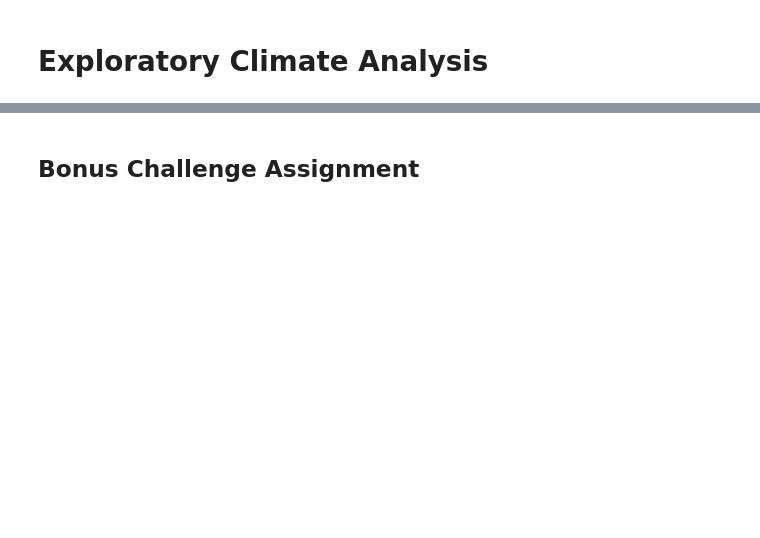
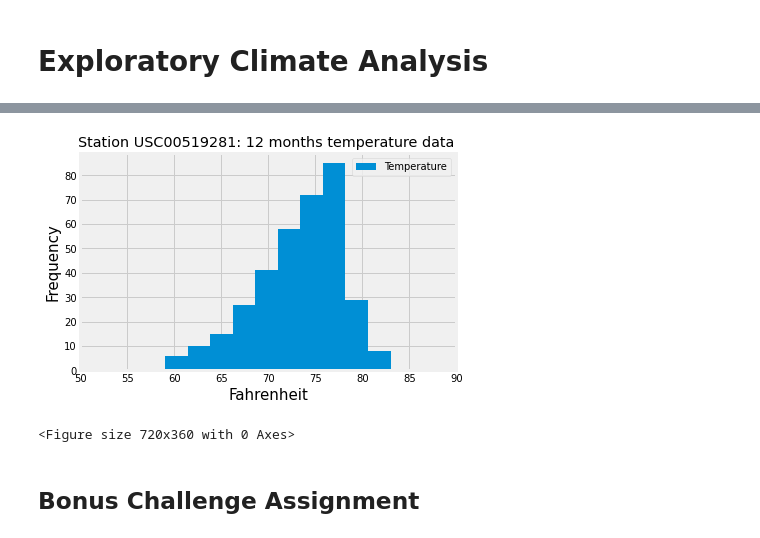
Before and after one commit to lindalevy/sqlalchemeychallenge, a Jupyter notebook: climate_starter.ipynb, the cells around one changed output, grey strips where cells are left out. Cells and saved outputs as stored; diff of their text form; code cells hidden in the pictures; blank space fills up the shorter version.

```diff
--- a/climate_starter.ipynb
+++ b/climate_starter.ipynb
@@ -27,6 +37,9 @@ engine = create_engine("sqlite:///Resources/hawaii.sqlite")
 # %%
 # Save references to each table
+Measurement = Base.classes.measurement
+Station = Base.classes.station
 # %%
 # Create our session (link) from Python to the DB
+session = Session(engine)
 # %% [markdown]
 # Exploratory Climate Analysis
@@ -55,3 +267,10 @@ engine = create_engine("sqlite:///Resources/hawaii.sqlite")
 # %%
 # Choose the station with the highest number of temperature observations.
-# Query the last 12 months of temperature observation data for this station and plot the results as a histogram
+# Query the last 12 months of temperature observation data for this station
+# and plot the results as a histogram
+
+temp = session.query(Measurement.station,Measurement.tobs).filter(Measurement.date >= date_start)
+temp_df=pd.DataFrame(temp, columns = ['station', 'tobs'])
+temp_station_df= temp_df[(temp_df['station']=='USC00519281')]
+top_station_df=temp_station_df.drop('station', 1)
+top_station_df
@@ -58,3 +291,16 @@ engine = create_engine("sqlite:///Resources/hawaii.sqlite")
+# %%
+top_station_df.hist()
+plt.title("Station USC00519281: 12 months temperature data ")
+plt.ylabel("Frequency",fontsize=15)
+plt.xlabel("Fahrenheit",fontsize=15)
+legend=["Temperature"]
+plt.legend(legend)
+plt.xlim([50.0,90.0])
+plt.figure(figsize=[10,5])
+plt.show()
+# %% [output]
+[figure, added]
+<Figure size 720x360 with 0 Axes>
 # %% [markdown]
 ## Bonus Challenge Assignment
 # %%
```
Also changed, not shown: parts of 22 cells of this notebook.
